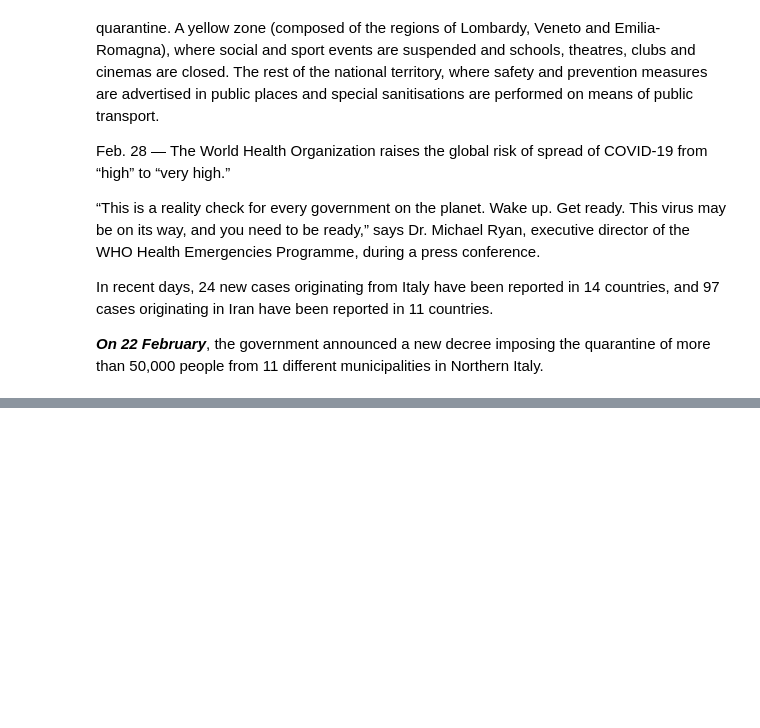
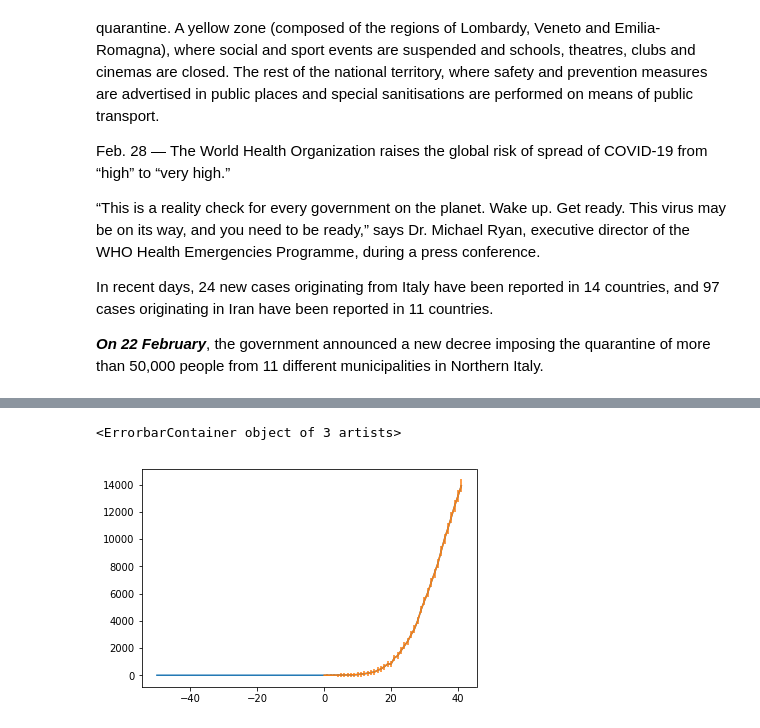
Before and after one commit to AndreasFinke/mcmc, a Jupyter notebook: notebooks/covid.ipynb, the cells around one changed output, grey strips where cells are left out. Drawn from its saved outputs; the diff is of its cells as text; code cells hidden in the pictures; blank space fills up the shorter version.

```diff
--- a/notebooks/covid.ipynb
+++ b/notebooks/covid.ipynb
@@ -89,0 +56,59 @@ covid = mcmc.DiseaseSpread(data, params, nPop, 7500.0+2000, 200.0, maxdelay, 10)
+# %%
+params = mcmc.DiseaseParams()
+params.probLethalDailyWhenSeriousUntreated = 0.3
+params.probSerious = 0.024 #unknown, higher for older population - should be possible to extract from Diamond Princess.
+#I think about 30 were serious... 30/700 would then be upper limit, so at most 5% for old people.
+#Conistency check: 6(factor below)*11(dead on diamond princess) = 66... okay, more than 30. So 10% serious for old people.
+# this number is between 0.02 and 0.1. need to line search max likelihood
+
+params.probLethal = params.probSerious/6 #out of 50~49 serious cases, 7 dead in Aachen study https://www.aerzteblatt.de/archiv/213454
+params.probAsymp = 0.3
+params.timeIncub = 6  #chinese like studies...
+params.timeIncubSigma = 4
+
+#obained to match median 4, IQR 7 from Aachen study https://www.aerzteblatt.de/archiv/213454
+params.timeMildToSerious = 7.1
+params.timeMildToSeriousSigma = 13
+
+#Drosten study https://www.medrxiv.org/content/10.1101/2020.03.05.20030502v1
+#: 9 patients, all virus present after 5 days of symptoms. Let's say then that chance shorter ~ 10%.
+# seroconversion early week 2 progressive decrease in viral load in samples. 10 days most gone.
+#let's take lognormal with 5 at 10% CDF and 10 at 90% CDF
+params.timeMildDuration = 7.4
+params.timeMildDurationSigma = 2
+
+# Aachen Median acht Tage (IQR 5–11) for all, including most that did not die.
+# This is longer with larger spread than the recovered group. We choose Median 8.6, IQR 6.6 to get
+params.timeSeriousToDeath = 10
+params.timeSeriousToDeathSigma = 6
+
+# less important:
+# Aachen Median 7 Tage [IQR 6–11])
+params.timeSeriousToRecovered = 8
+params.timeSeriousToRecoveredSigma = 4.5
+
+nPop = 60000000
+nPredictDays = 20
+maxdelay = 50
+
+testdays = np.arange(60)
+
+#starting at 21 feb
+deaths_data = np.array([1,2,3,7,10,12,17,21,29,34,52,79,107,148,197,233,366,463,631,827,827,1266,1441,1809,2158,2503,2978,3405,4032,4825,5476,6077,6820,7503,8215,9134,10023,10779,11591,12428,13155,13915])
+#nPop/(1+np.exp(-(testdays-20)*0.2))*0.0015
+
+deaths_past = np.zeros(maxdelay + deaths_data.size)
+deaths_past[maxdelay:] = deaths_data
+#keep the relative error low at 1%. if all measurements were independent it would be low.
+#but errors even out in time mostly - here we assume a tiny fraction of cases does not
+#besides the constant
+deaths_error = np.sqrt(np.cumsum( (50)**2 + 0.01/deaths_data + (deaths_data*0.01)**2 ))
+time_past = np.arange(deaths_past.size)-maxdelay
+time_data = np.arange(deaths_data.size)
+time_all = np.arange(deaths_past.size+nPredictDays)-maxdelay
+
+plt.plot(time_past, deaths_past)
+plt.errorbar(time_data, deaths_data, deaths_error)
+# %% [output]
+<ErrorbarContainer object of 3 artists>
+[figure, added]
```
Also changed, not shown: parts of 16 cells of this notebook, 3 other files.
